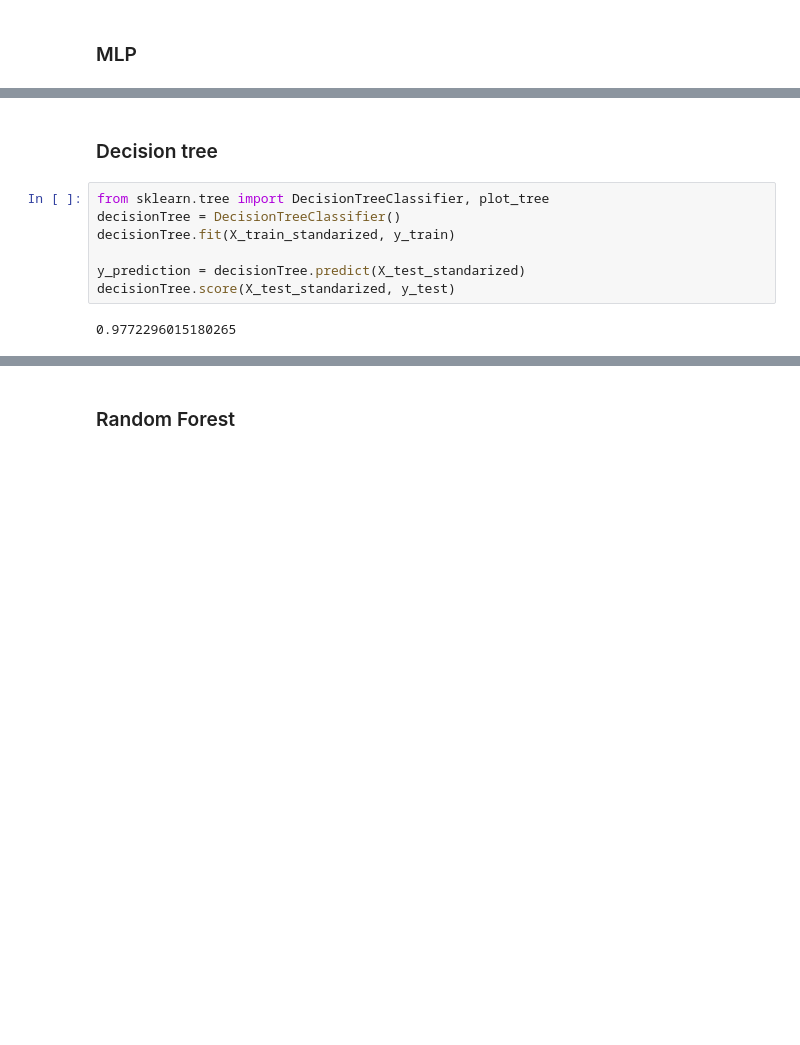
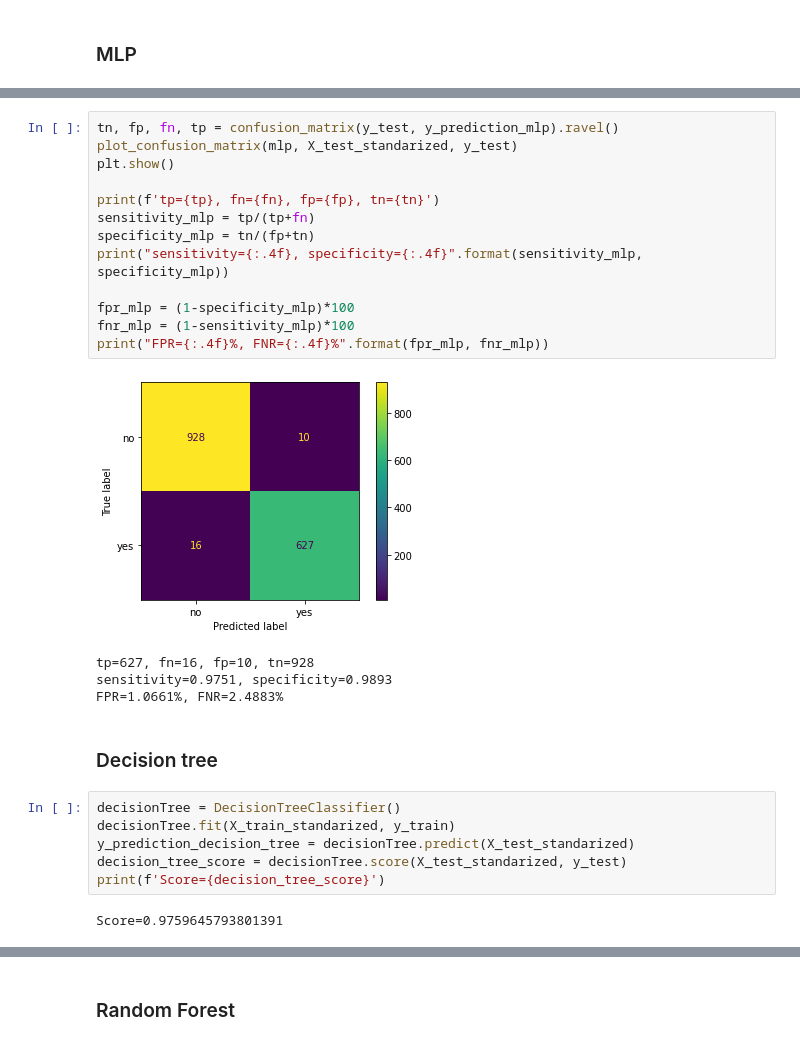
Before and after one commit to carzynsky/Analytics-and-Data-mining, a Jupyter notebook: cz2/spam.ipynb, the cells around one changed output, grey strips where cells are left out. Cells and saved outputs as stored; diff of their text form; blank space fills up the shorter version.

```diff
--- a/cz2/spam.ipynb
+++ b/cz2/spam.ipynb
@@ -81,11 +186,28 @@ mlp.score(X_test, y_test)
+# %%
+tn, fp, fn, tp = confusion_matrix(y_test, y_prediction_mlp).ravel()
+plot_confusion_matrix(mlp, X_test_standarized, y_test)
+plt.show()
+
+print(f'tp={tp}, fn={fn}, fp={fp}, tn={tn}')
+sensitivity_mlp = tp/(tp+fn)
+specificity_mlp = tn/(fp+tn)
+print("sensitivity={:.4f}, specificity={:.4f}".format(sensitivity_mlp, specificity_mlp))
+
+fpr_mlp = (1-specificity_mlp)*100
+fnr_mlp = (1-sensitivity_mlp)*100
+print("FPR={:.4f}%, FNR={:.4f}%".format(fpr_mlp, fnr_mlp))
+# %% [output]
+[figure, added]
+tp=627, fn=16, fp=10, tn=928
+sensitivity=0.9751, specificity=0.9893
+FPR=1.0661%, FNR=2.4883%
 # %% [markdown]
 ### Decision tree
 # %%
-from sklearn.tree import DecisionTreeClassifier, plot_tree
 decisionTree = DecisionTreeClassifier()
 decisionTree.fit(X_train_standarized, y_train)
-
-y_prediction = decisionTree.predict(X_test_standarized)
-decisionTree.score(X_test_standarized, y_test)
+y_prediction_decision_tree = decisionTree.predict(X_test_standarized)
+decision_tree_score = decisionTree.score(X_test_standarized, y_test)
+print(f'Score={decision_tree_score}')
 # %% [output]
-0.9772296015180265
+Score=0.9759645793801391
```
Also changed, not shown: parts of 49 cells of this notebook, 3 other files.
